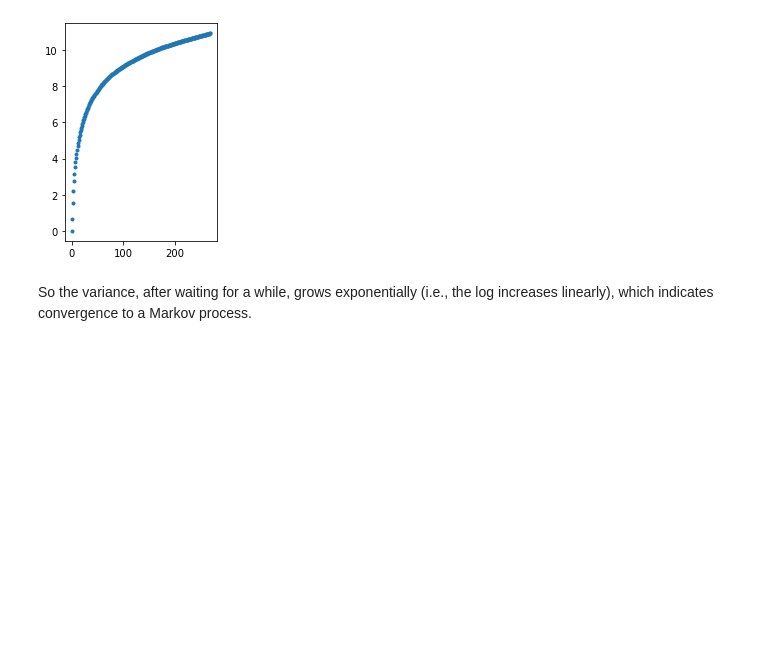
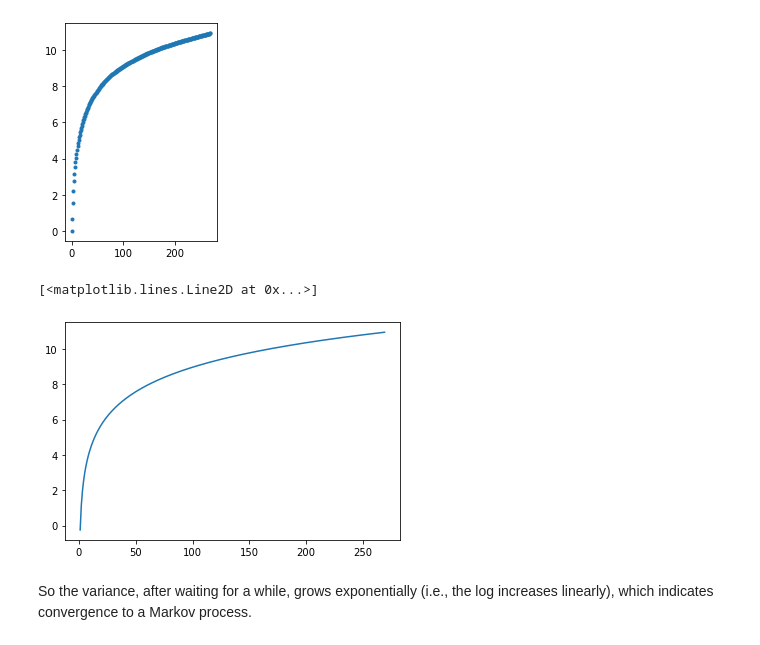
Before and after one commit to thinhhoang95/anomaly-detection-ngsim2, a Jupyter notebook: pwms_spherical/2_why_fpca_fourier.ipynb, the cells around one changed output. Drawn from its saved outputs; the diff is of its cells as text; code cells hidden in the pictures; blank space fills up the shorter version.

```diff
--- a/pwms_spherical/2_why_fpca_fourier.ipynb
+++ b/pwms_spherical/2_why_fpca_fourier.ipynb
@@ -215,6 +217,11 @@ plt.plot(y_cov_diag_lg, '.')
 # %% [output]
 [<matplotlib.lines.Line2D at 0x...>]
 [figure]
+# %%
+plt.plot(np.log(np.arange(270)*np.arange(270)*0.78))
+# %% [output]
+[<matplotlib.lines.Line2D at 0x...>]
+[figure, added]
 # %% [markdown]
 So the variance, after waiting for a while, grows exponentially (i.e., the log increases linearly), which indicates convergence to a Markov process.
 # %% [markdown]
```
Also changed, not shown: parts of 18 cells of this notebook, 1 other file.
